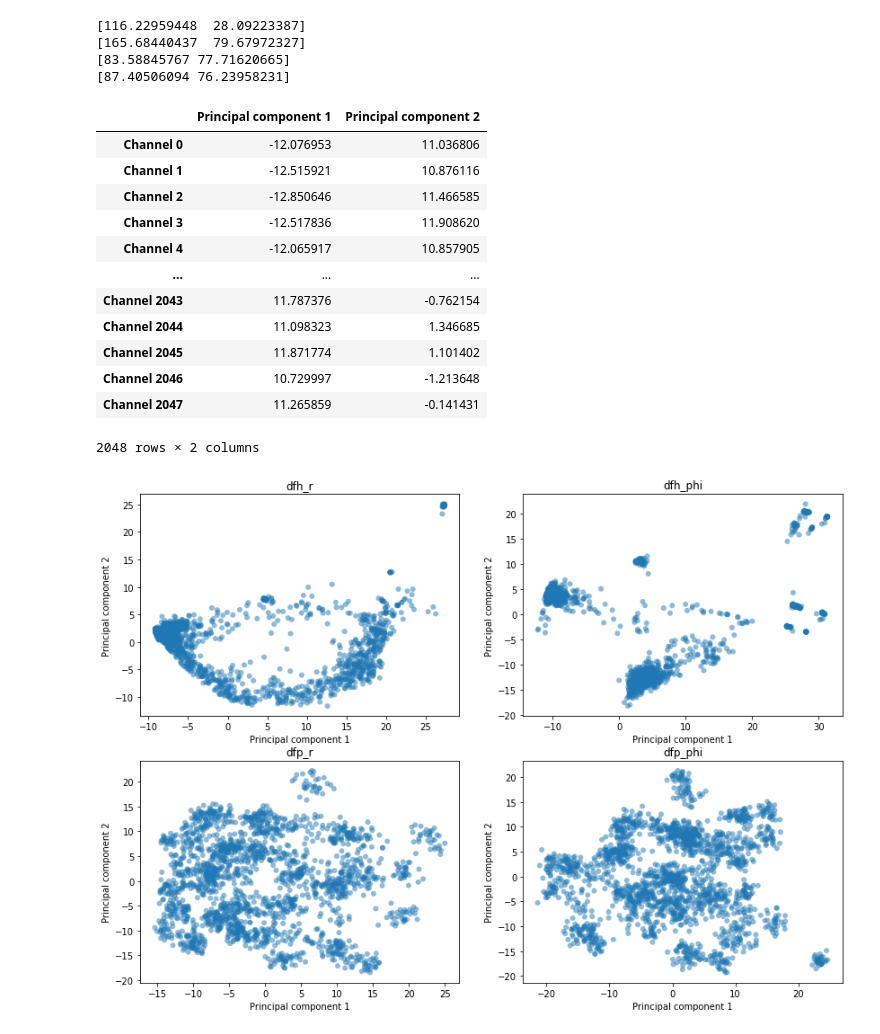
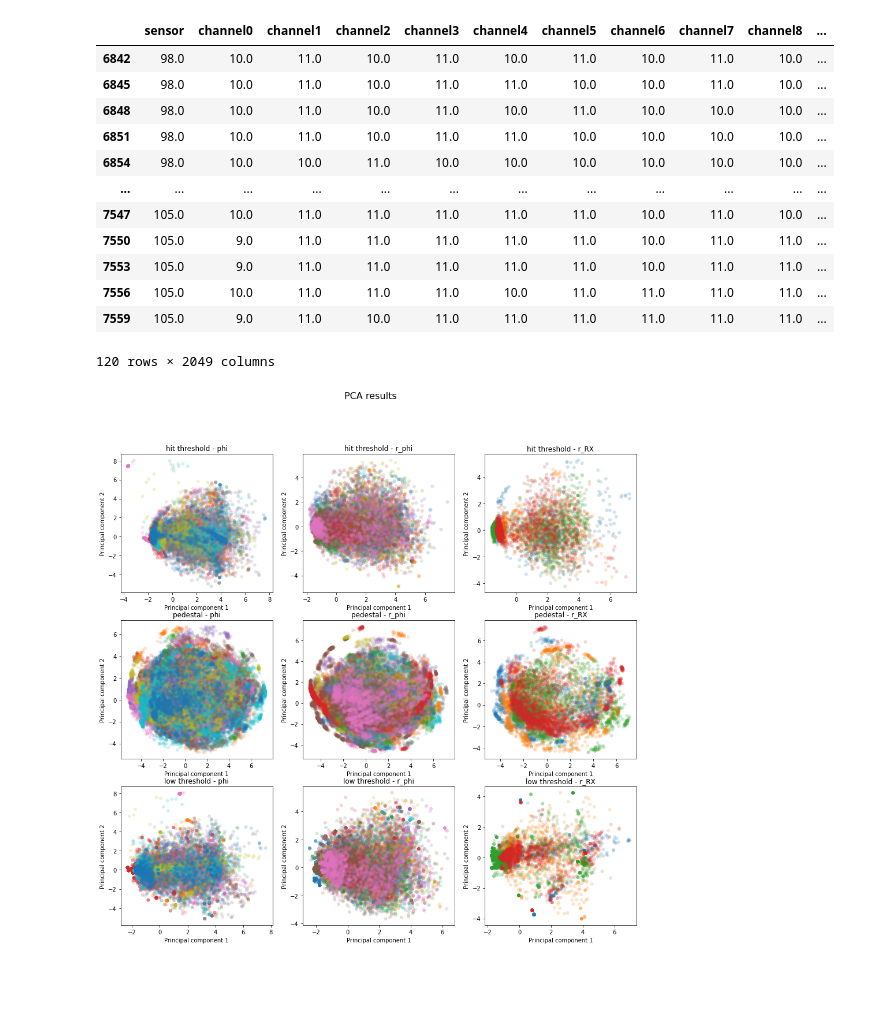
Before and after one commit to mmajewsk/velo_dimred, a Jupyter notebook: PCA.ipynb, the cells around one changed output. Cells and saved outputs as stored; diff of their text form; code cells hidden in the pictures; blank space fills up the shorter version.

Commit message:
Data transforming and coloring plot

```diff
--- a/PCA.ipynb
+++ b/PCA.ipynb
@@ -65,0 +24,2 @@ dfp_phi
+# %%
+data = {'hit threshold':mds.dfh.df,'pedestal' : mds.dfp.df,'low threshold': mds.dfl.df}
@@ -66,3 +44,25 @@ dfp_phi
+# %%
+for key in data:
+    data[key] = data[key].drop(['Zmod','slot_label','mod_nr','sensor_number','type','datetime'],axis=1)
+    data[key] = {'phi':data[key][(data[key]['mod_type'] =='VELO_phi') & (data[key]['sensor_type'] == 'phi')],\
+                    'r_phi':data[key][(data[key]['mod_type'] =='VELO_phi') & (data[key]['sensor_type'] == 'R')],\
+                 'r_RX':data[key][(data[key]['mod_type'] =='VELO_Rx')]}
+    for typ in data[key]:
+        data[key][typ] = data[key][typ].drop(['mod_type','sensor_type'],axis=1)
+# %% [output]
+|  | sensor | channel0 | channel1 | channel2 | channel3 | channel4 | channel5 | channel6 | channel7 | channel8 | ... |
+| 6842 | 98.0 | 10.0 | 11.0 | 10.0 | 11.0 | 10.0 | 11.0 | 10.0 | 11.0 | 10.0 | ... |
+| 6845 | 98.0 | 10.0 | 11.0 | 10.0 | 11.0 | 11.0 | 10.0 | 10.0 | 11.0 | 10.0 | ... |
+| 6848 | 98.0 | 10.0 | 11.0 | 10.0 | 11.0 | 10.0 | 11.0 | 10.0 | 10.0 | 10.0 | ... |
+| 6851 | 98.0 | 10.0 | 11.0 | 10.0 | 11.0 | 11.0 | 10.0 | 10.0 | 10.0 | 10.0 | ... |
+| 6854 | 98.0 | 10.0 | 10.0 | 11.0 | 10.0 | 10.0 | 10.0 | 10.0 | 10.0 | 10.0 | ... |
+| ... | ... | ... | ... | ... | ... | ... | ... | ... | ... | ... | ... |
+| 7547 | 105.0 | 10.0 | 11.0 | 11.0 | 11.0 | 11.0 | 11.0 | 10.0 | 11.0 | 10.0 | ... |
+| 7550 | 105.0 | 9.0 | 11.0 | 11.0 | 11.0 | 11.0 | 11.0 | 10.0 | 11.0 | 11.0 | ... |
+| 7553 | 105.0 | 9.0 | 11.0 | 11.0 | 11.0 | 11.0 | 11.0 | 10.0 | 11.0 | 11.0 | ... |
+| 7556 | 105.0 | 10.0 | 11.0 | 11.0 | 11.0 | 10.0 | 11.0 | 11.0 | 11.0 | 11.0 | ... |
+| 7559 | 105.0 | 9.0 | 11.0 | 10.0 | 11.0 | 11.0 | 11.0 | 11.0 | 11.0 | 11.0 | ... |
+120 rows × 2049 columns
 # %%
 from sklearn.decomposition import PCA
 from sklearn.preprocessing import StandardScaler
@@ -78,5 +77 @@ def full_pca(data,percent):
     return pd.DataFrame(result,columns = column_names,index = row_names)
-# %%
-plt.rcParams['figure.figsize'] = [14, 10]
-procentage_or_num_of_comp = 2
-data_after_pca = []
@@ -83,30 +80,17 @@ data_after_pca = []
 # %%
-position = 221
-for dataset in data:
-    dataset_after_pca = full_pca(dataset[0],procentage_or_num_of_comp)
-    plt.subplot(position, title=dataset[1])
-    plt.scatter(dataset_after_pca.iloc[:,0], dataset_after_pca.iloc[:,1], edgecolor='none', alpha=0.5)
-    position+=1
-    plt.xlabel('Principal component 1')
-    plt.ylabel('Principal component 2')
-    data_after_pca.append([dataset_after_pca,dataset[1]])
-data_after_pca[3][0]
+position = 331
+plt.suptitle("PCA results",fontsize=16)
+for mod_key in data:
+    for sensor_key in data[mod_key]:
+        single_data = data[mod_key][sensor_key]
+        single_data = {k: v.drop('sensor',axis=1) for k, v in single_data.groupby('sensor')}
+        plt.subplot(position, title=f'{mod_key} - {sensor_key}')
+        for sensor_data in single_data:
+            dataset = single_data[sensor_data]
+            dataset_after_pca = full_pca(dataset,procentage_or_num_of_comp)
+            plt.scatter(dataset_after_pca.iloc[:,0], dataset_after_pca.iloc[:,1], edgecolor='none', alpha=0.2)
+        plt.xlabel('Principal component 1')
+        plt.ylabel('Principal component 2')
+        position+=1
 # %% [output]
-[116.22959448  28.09223387]
-[165.68440437  79.67972327]
-[83.58845767 77.71620665]
-[87.40506094 76.23958231]
-|  | Principal component 1 | Principal component 2 |
-| Channel 0 | -12.076953 | 11.036806 |
-| Channel 1 | -12.515921 | 10.876116 |
-| Channel 2 | -12.850646 | 11.466585 |
-| Channel 3 | -12.517836 | 11.908620 |
-| Channel 4 | -12.065917 | 10.857905 |
-| ... | ... | ... |
-| Channel 2043 | 11.787376 | -0.762154 |
-| Channel 2044 | 11.098323 | 1.346685 |
-| Channel 2045 | 11.871774 | 1.101402 |
-| Channel 2046 | 10.729997 | -1.213648 |
-| Channel 2047 | 11.265859 | -0.141431 |
-2048 rows × 2 columns
-[figure, old version]
+[figure, new version]
```
Also changed, not shown: parts of 7 cells of this notebook.
